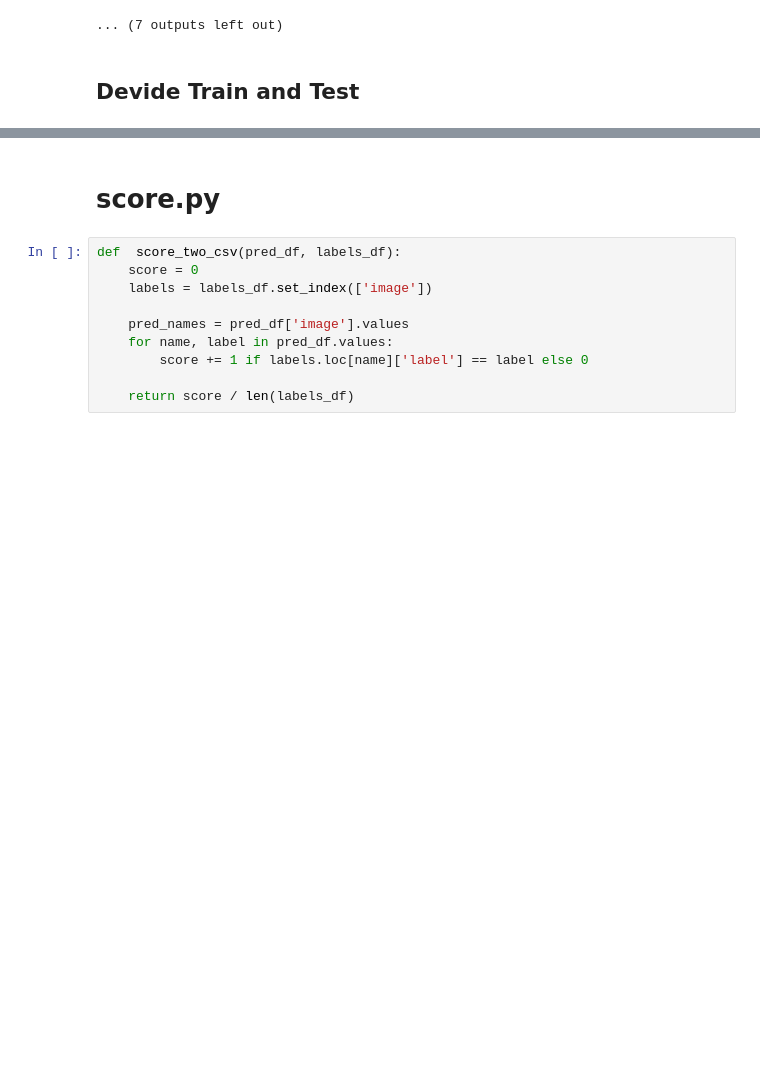
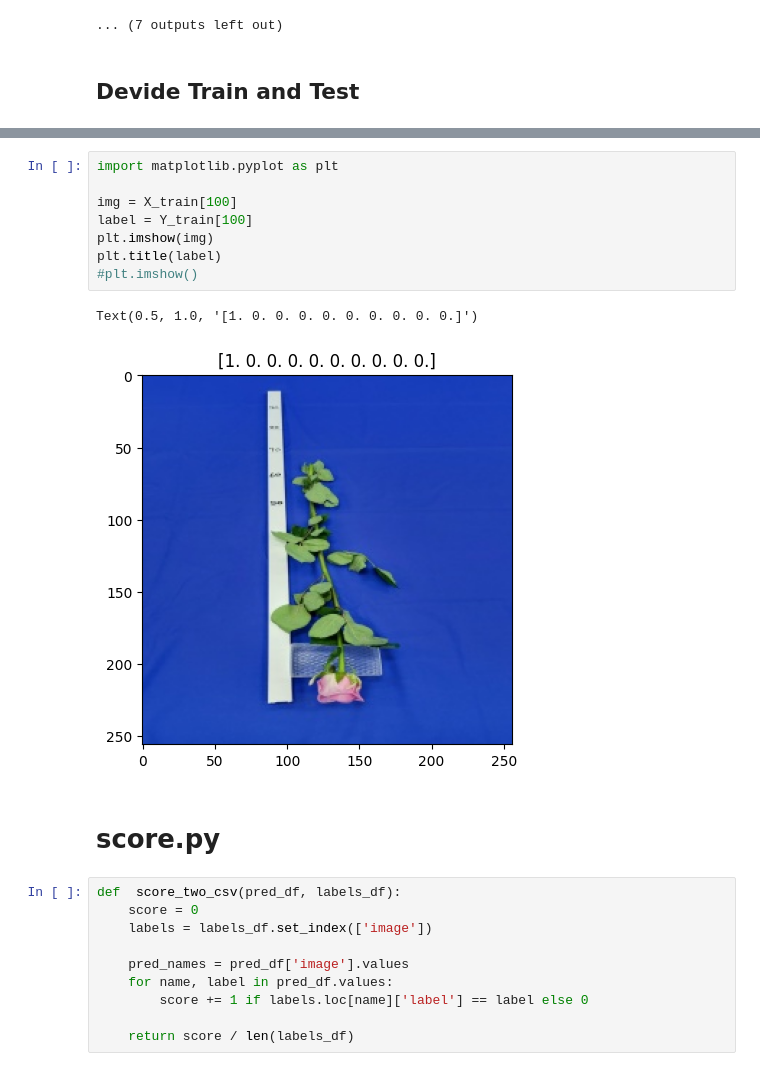
Before and after one commit to jo1132/AI_project2, a Jupyter notebook: midterm_project.ipynb, the cells around one changed output, grey strips where cells are left out. Drawn from its saved outputs; the diff is of its cells as text; blank space fills up the shorter version.

```diff
--- a/midterm_project.ipynb
+++ b/midterm_project.ipynb
@@ -165,3 +230,14 @@ PATH =
+# %%
+import matplotlib.pyplot as plt
+
+img = X_train[100]
+label = Y_train[100]
+plt.imshow(img)
+plt.title(label)
+#plt.imshow()
+# %% [output]
+Text(0.5, 1.0, '[1. 0. 0. 0. 0. 0. 0. 0. 0. 0.]')
+[figure, added]
 # %% [markdown]
 # score.py
 # %%
```
Also changed, not shown: parts of 3 cells of this notebook, 2 other files.
